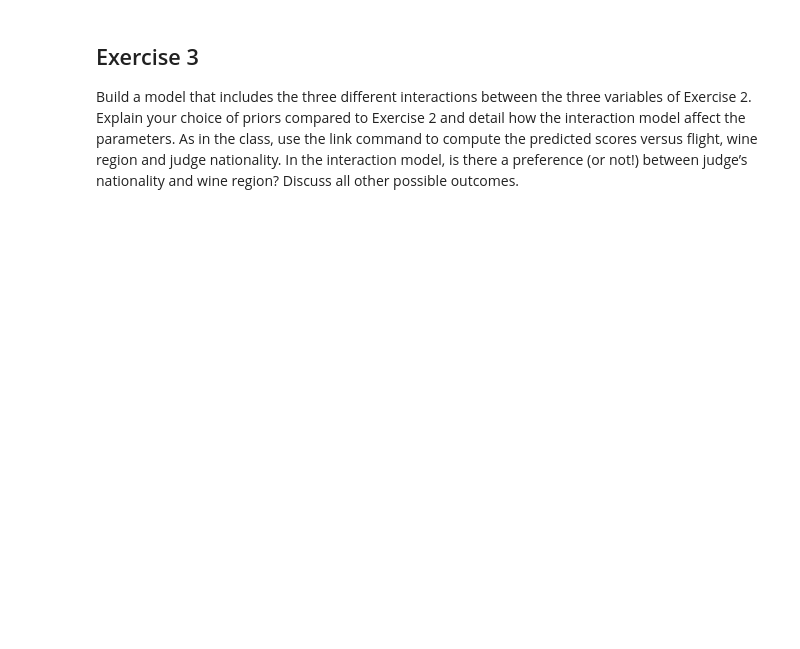
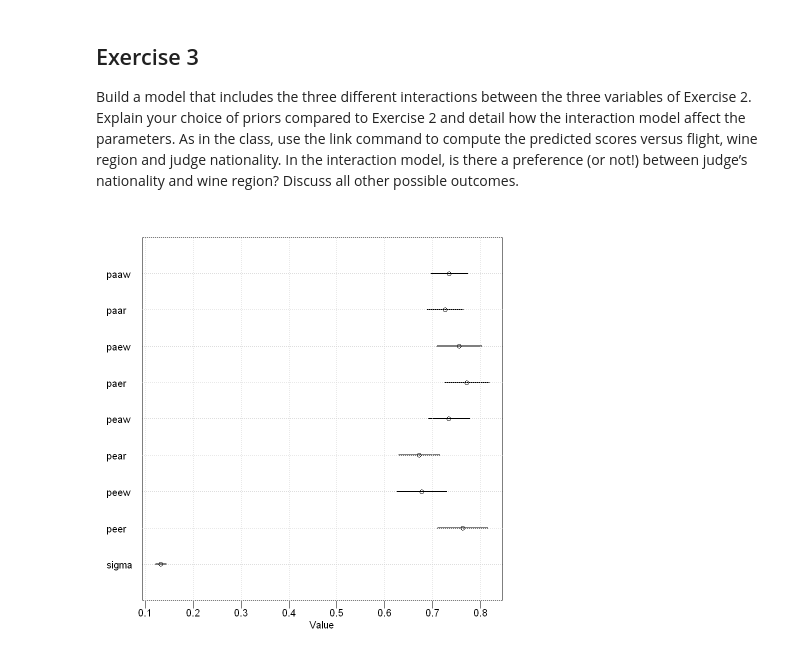
Before and after one commit to TimeTeleporter/advanced_statistics, a Jupyter notebook: exercise_sheet_9/exercise_sheet_9_Immanuel_Albrecht.ipynb, the cells around one changed output. Drawn from its saved outputs; the diff is of its cells as text; code cells hidden in the pictures; blank space fills up the shorter version.

```diff
--- a/exercise_sheet_9/exercise_sheet_9_Immanuel_Albrecht.ipynb
+++ b/exercise_sheet_9/exercise_sheet_9_Immanuel_Albrecht.ipynb
@@ -178,0 +242,29 @@ model2 <- map(
+# %%
+model2 <- map(
+	alist(
+		score ~ dnorm(mu, sigma),
+		mu <- paaw * judge.amer * wine.amer * flightid +
+		paar * judge.amer * wine.amer * (1 - flightid) +
+		paew * judge.amer * (1 - wine.amer) * flightid +
+		paer * judge.amer * (1 - wine.amer) * (1 - flightid) +
+		peaw * (1 - judge.amer) * wine.amer * flightid +
+		pear * (1 - judge.amer) * wine.amer * (1 - flightid) +
+		peew * (1 - judge.amer) * (1 - wine.amer) * flightid +
+		peer * (1 - judge.amer) * (1 - wine.amer) * (1 - flightid),
+		paaw ~ dnorm(d.score.mean, 0.3),
+		paar ~ dnorm(d.score.mean, 0.3),
+		paew ~ dnorm(d.score.mean, 0.3),
+		paer ~ dnorm(d.score.mean, 0.3),
+		peaw ~ dnorm(d.score.mean, 0.3),
+		pear ~ dnorm(d.score.mean, 0.3),
+		peew ~ dnorm(d.score.mean, 0.3),
+		peer ~ dnorm(d.score.mean, 0.3),
+		sigma ~ dunif(0, 2)
+	),
+	data = d
+)
+
+plot(summary(model2))
+grid()
+# %% [output]
+[figure, added]
```
Also changed, not shown: parts of 9 cells of this notebook, 11 other files.
